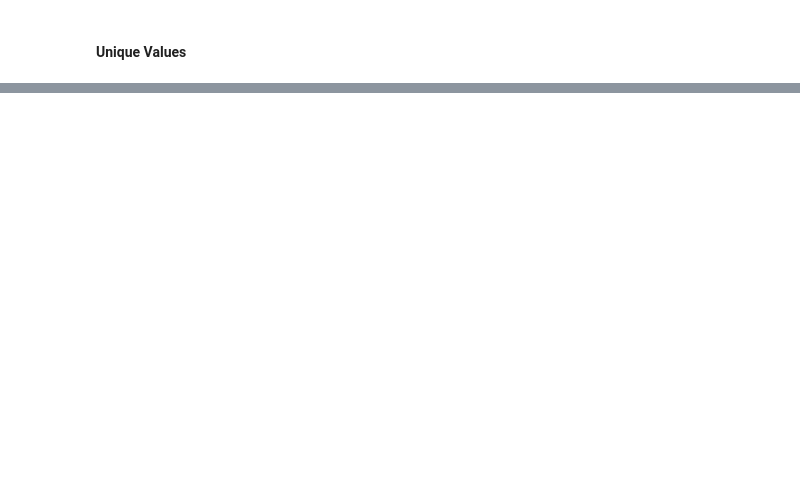
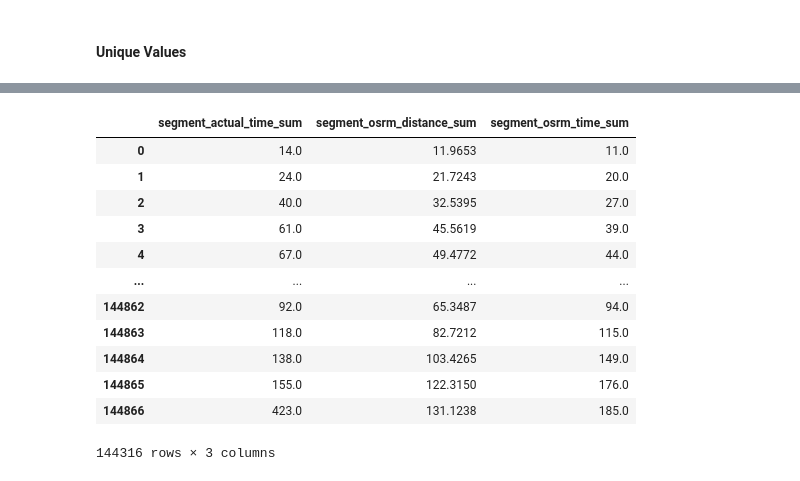
Before and after one commit to mohithsaran/DelhiveryBC, a Jupyter notebook: DelhiveryBC.ipynb, the cells around one changed output, grey strips where cells are left out. Cells and saved outputs as stored; diff of their text form; code cells hidden in the pictures; blank space fills up the shorter version.

```diff
--- a/DelhiveryBC.ipynb
+++ b/DelhiveryBC.ipynb
@@ -220,0 +247,3 @@ df.describe(include='all')
+# %%
+df['segment_key'] = df['trip_uuid'] + "_" + df['source_center'] + "_" + df['destination_center']
+df['segment_key']
@@ -220,0 +263,20 @@ df.describe(include='all')
+# %%
+df['segment_actual_time_sum']=df.groupby('segment_key')['segment_actual_time'].cumsum()
+df['segment_osrm_distance_sum']=df.groupby('segment_key')['segment_osrm_distance'].cumsum()
+df['segment_osrm_time_sum']=df.groupby('segment_key')['segment_osrm_time'].cumsum()
+
+df[['segment_actual_time_sum','segment_osrm_distance_sum','segment_osrm_time_sum']]
+# %% [output]
+|  | segment_actual_time_sum | segment_osrm_distance_sum | segment_osrm_time_sum |
+| 0 | 14.0 | 11.9653 | 11.0 |
+| 1 | 24.0 | 21.7243 | 20.0 |
+| 2 | 40.0 | 32.5395 | 27.0 |
+| 3 | 61.0 | 45.5619 | 39.0 |
+| 4 | 67.0 | 49.4772 | 44.0 |
+| ... | ... | ... | ... |
+| 144862 | 92.0 | 65.3487 | 94.0 |
+| 144863 | 118.0 | 82.7212 | 115.0 |
+| 144864 | 138.0 | 103.4265 | 149.0 |
+| 144865 | 155.0 | 122.3150 | 176.0 |
+| 144866 | 423.0 | 131.1238 | 185.0 |
+144316 rows × 3 columns
```
Also changed, not shown: parts of 16 cells of this notebook.
